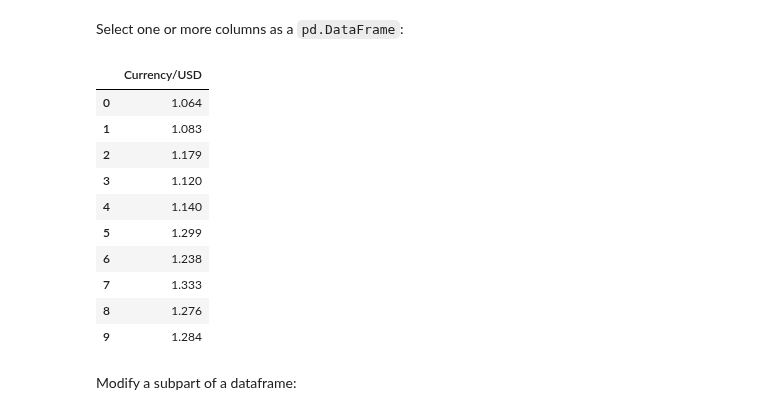
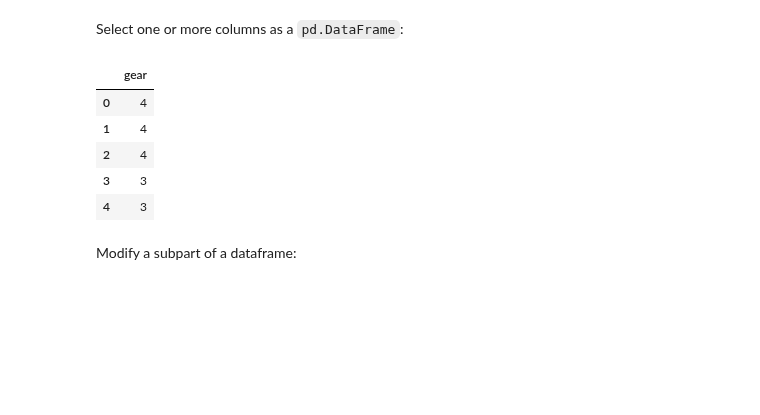
Before and after one commit to jaroslawr/jupyter-notebooks, a Jupyter notebook: libs/lib_pandas/lib_pandas.ipynb, the cells around one changed output. Drawn from its saved outputs; the diff is of its cells as text; code cells hidden in the pictures; blank space fills up the shorter version.

```diff
--- a/libs/lib_pandas/lib_pandas.ipynb
+++ b/libs/lib_pandas/lib_pandas.ipynb
@@ -97,0 +39,6 @@ A dataframe is a collection of series and it has two indexes: a row index, mappi
+# %%
+CARS = pd.read_csv("mtcars.csv")
+
+def cars():
+    # Return a fresh copy every time so that examples do not affect each other
+    return CARS.copy()
@@ -227,19 +305,14 @@ Name: Currency/USD, dtype: float64
 # %% [markdown]
 Select one or more columns as a `pd.DataFrame`:
 # %%
-df = usd_exchange_rates_df()
-df.loc[:, ["Currency/USD"]]
+df = cars()
+df.loc[:, ["gear"]].head(5)
 # %% [output]
-|  | Currency/USD |
-| 0 | 1.064 |
-| 1 | 1.083 |
-| 2 | 1.179 |
-| 3 | 1.120 |
-| 4 | 1.140 |
-| 5 | 1.299 |
-| 6 | 1.238 |
-| 7 | 1.333 |
-| 8 | 1.276 |
-| 9 | 1.284 |
+|  | gear |
+| 0 | 4 |
+| 1 | 4 |
+| 2 | 4 |
+| 3 | 3 |
+| 4 | 3 |
 # %% [markdown]
 Modify a subpart of a dataframe:
```
Also changed, not shown: parts of 178 cells of this notebook, 2 other files.
